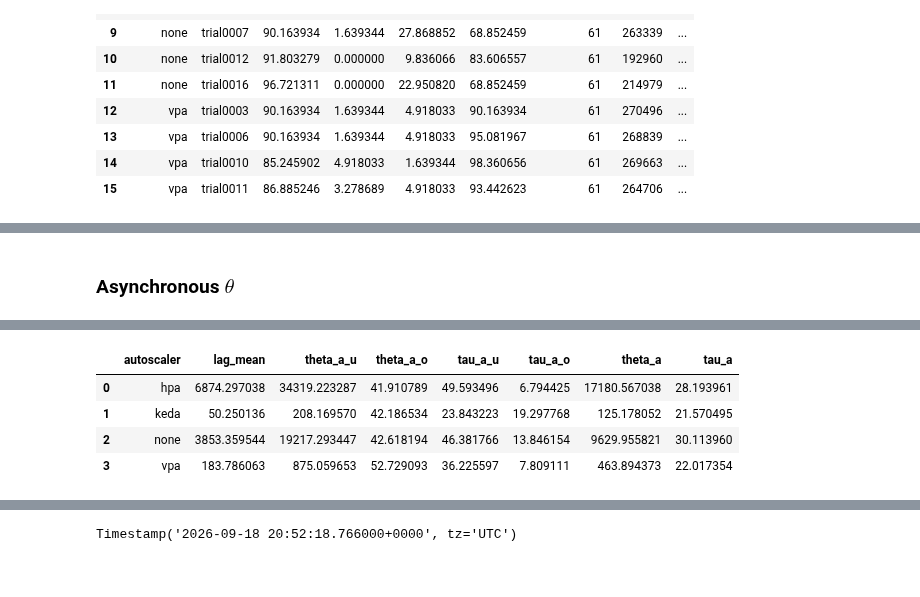
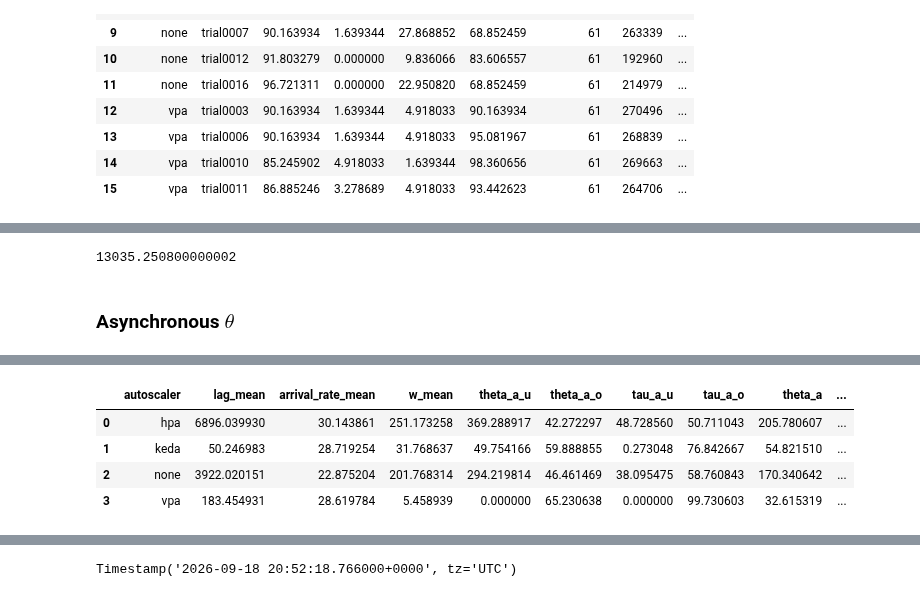
Before and after one commit to kasbench/kasbench-analysis, a Jupyter notebook: src/fdr.ipynb, the cells around one changed output, grey strips where cells are left out. Cells and saved outputs as stored; diff of their text form; code cells hidden in the pictures.

```diff
--- a/src/fdr.ipynb
+++ b/src/fdr.ipynb
@@ -548,0 +553,15 @@ params["tau_table_html"] = common.weighted_synchronous_tau_to_html(weighted_tau_
+# %%
+query = "sum(rate(kafka_publish_success_total[2m]))"
+client = docker.from_env()
+port = 9099
+
+files = common.get_s3_file_listing(s3_bucket, s3_prefix=RUN)
+
+arrival_rate_df = common.get_metric_from_tsdb(
+    s3_bucket,
+    files,
+    query,
+    client=client,
+    port=port)
+
+arrival_rate_df
@@ -549,8 +626,12 @@ params["tau_table_html"] = common.weighted_synchronous_tau_to_html(weighted_tau_
+# %%
+(28.690849 - 21.449043) * 60 * 30
+# %% [output]
+13035.250800000002
 # %% [markdown]
 ### Asynchronous $\theta$
 # %%
-lag_df, agg_df = common.get_asynchronous_metrics(None, RUN, s3_bucket, earliest_run_time, latest_run_time,
+lag_df, agg_df = common.get_asynchronous_metrics(files, RUN, s3_bucket, earliest_run_time, latest_run_time,
     l_max=20, l_target=10, n_min=0, u_target=0.50, gamma=0.50, omega=0.50, time_slice_seconds=TIME_SLICE_SECONDS,
-    log_df=log_df)
+    arrival_rate_df=arrival_rate_df, w_max=60, tolerance=0.20)
 agg_df
 # %% [output]
@@ -571,8 +638,8 @@ Name: timestamp, Length: 7334, dtype: datetime64[ns]
-|  | autoscaler | lag_mean | theta_a_u | theta_a_o | tau_a_u | tau_a_o | theta_a | tau_a |
-| 0 | hpa | 6874.297038 | 34319.223287 | 41.910789 | 49.593496 | 6.794425 | 17180.567038 | 28.193961 |
-| 1 | keda | 50.250136 | 208.169570 | 42.186534 | 23.843223 | 19.297768 | 125.178052 | 21.570495 |
-| 2 | none | 3853.359544 | 19217.293447 | 42.618194 | 46.381766 | 13.846154 | 9629.955821 | 30.113960 |
-| 3 | vpa | 183.786063 | 875.059653 | 52.729093 | 36.225597 | 7.809111 | 463.894373 | 22.017354 |
+|  | autoscaler | lag_mean | arrival_rate_mean | w_mean | theta_a_u | theta_a_o | tau_a_u | tau_a_o | theta_a | ... |
+| 0 | hpa | 6896.039930 | 30.143861 | 251.173258 | 369.288917 | 42.272297 | 48.728560 | 50.711043 | 205.780607 | ... |
+| 1 | keda | 50.246983 | 28.719254 | 31.768637 | 49.754166 | 59.888855 | 0.273048 | 76.842667 | 54.821510 | ... |
+| 2 | none | 3922.020151 | 22.875204 | 201.768314 | 294.219814 | 46.461469 | 38.095475 | 58.760843 | 170.340642 | ... |
+| 3 | vpa | 183.454931 | 28.619784 | 5.458939 | 0.000000 | 65.230638 | 0.000000 | 99.730603 | 32.615319 | ... |
 # %%
 params["asynchronous_metrics_table_html"] = common.weighted_asynchronous_metrics_df_to_html(agg_df)
 # %%
```
Also changed, not shown: parts of 7 cells of this notebook, 1 other file.
